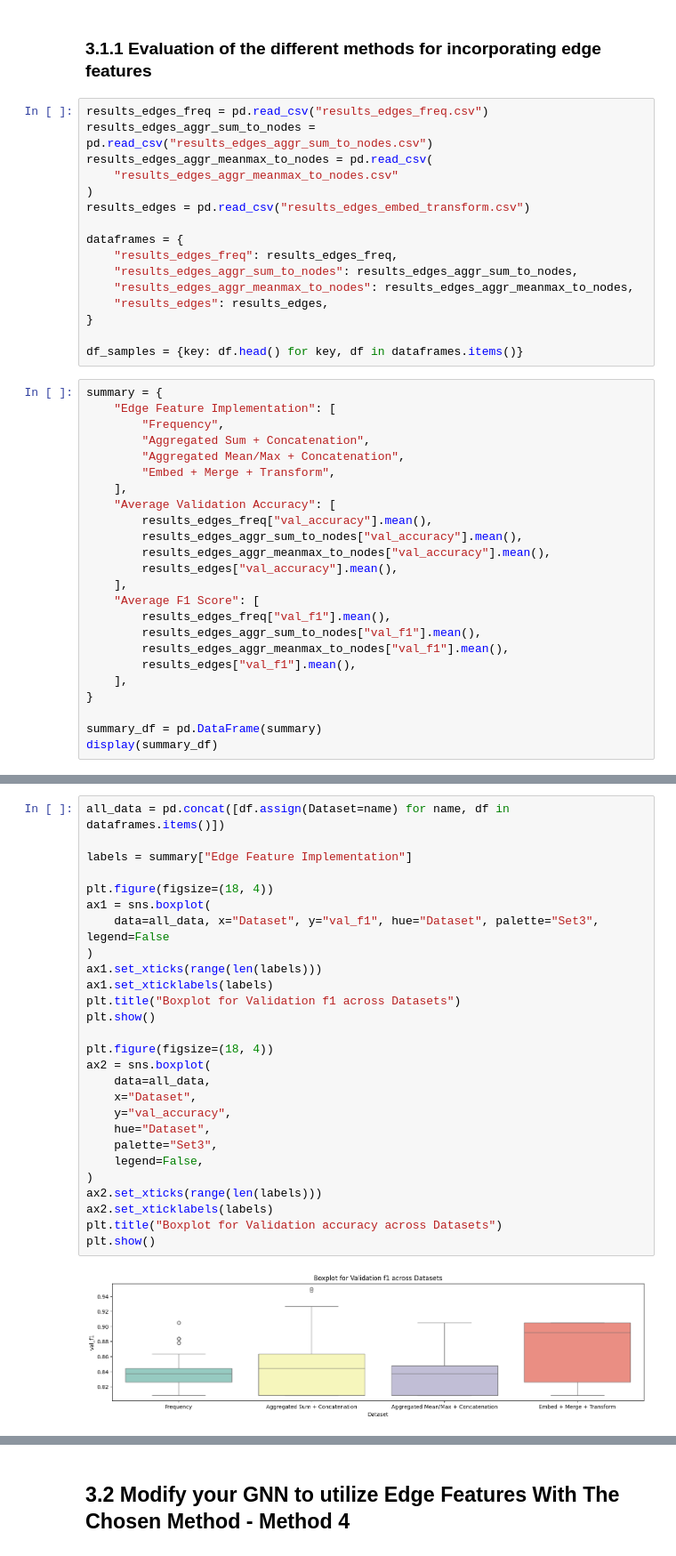
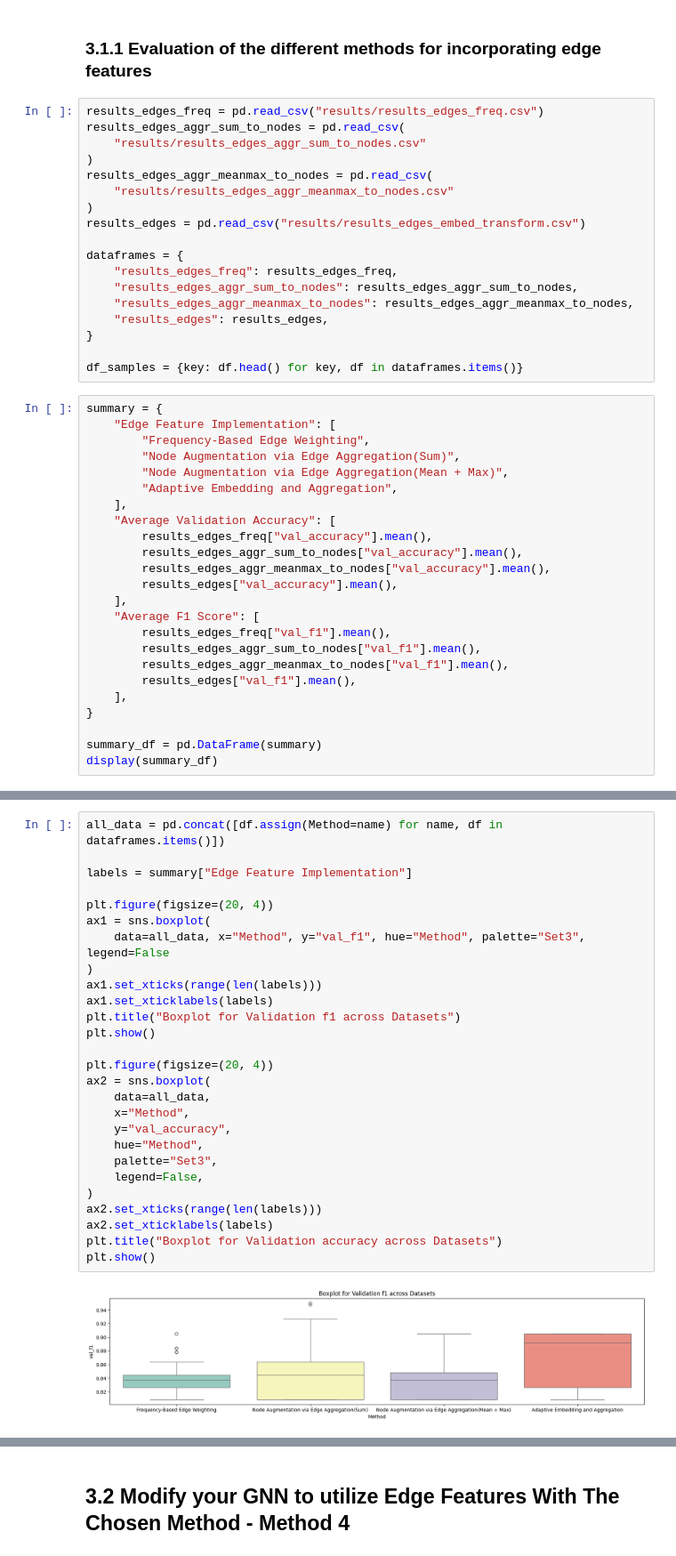
Before and after one commit to Stefanstud/GNN-graph-classification, a Jupyter notebook: Homework_2.ipynb, the cells around one changed output, grey strips where cells are left out. Shown: that part at 89% size. Drawn from its saved outputs; the diff is of its cells as text.

```diff
--- a/Homework_2.ipynb
+++ b/Homework_2.ipynb
@@ -824,12 +799,14 @@ Given the uncertainty regarding the influence of a specific edge feature in dete
 # %% [markdown]
 ### 3.1.1 Evaluation of the different methods for incorporating edge features
 # %%
-results_edges_freq = pd.read_csv("results_edges_freq.csv")
-results_edges_aggr_sum_to_nodes = pd.read_csv("results_edges_aggr_sum_to_nodes.csv")
+results_edges_freq = pd.read_csv("results/results_edges_freq.csv")
+results_edges_aggr_sum_to_nodes = pd.read_csv(
+    "results/results_edges_aggr_sum_to_nodes.csv"
+)
 results_edges_aggr_meanmax_to_nodes = pd.read_csv(
-    "results_edges_aggr_meanmax_to_nodes.csv"
+    "results/results_edges_aggr_meanmax_to_nodes.csv"
 )
-results_edges = pd.read_csv("results_edges_embed_transform.csv")
+results_edges = pd.read_csv("results/results_edges_embed_transform.csv")
 
 dataframes = {
     "results_edges_freq": results_edges_freq,
@@ -842,10 +819,10 @@ df_samples = {key: df.head() for key, df in dataframes.items()}
 # %%
 summary = {
     "Edge Feature Implementation": [
-        "Frequency",
-        "Aggregated Sum + Concatenation",
-        "Aggregated Mean/Max + Concatenation",
-        "Embed + Merge + Transform",
+        "Frequency-Based Edge Weighting",
+        "Node Augmentation via Edge Aggregation(Sum)",
+        "Node Augmentation via Edge Aggregation(Mean + Max)",
+        "Adaptive Embedding and Aggregation",
     ],
     "Average Validation Accuracy": [
         results_edges_freq["val_accuracy"].mean(),
@@ -872,29 +849,29 @@ display(summary_df)
 # %%
-all_data = pd.concat([df.assign(Dataset=name) for name, df in dataframes.items()])
+all_data = pd.concat([df.assign(Method=name) for name, df in dataframes.items()])
 
 labels = summary["Edge Feature Implementation"]
 
-plt.figure(figsize=(18, 4))
+plt.figure(figsize=(20, 4))
 ax1 = sns.boxplot(
-    data=all_data, x="Dataset", y="val_f1", hue="Dataset", palette="Set3", legend=False
+    data=all_data, x="Method", y="val_f1", hue="Method", palette="Set3", legend=False
 )
 ax1.set_xticks(range(len(labels)))
 ax1.set_xticklabels(labels)
 plt.title("Boxplot for Validation f1 across Datasets")
 plt.show()
 
-plt.figure(figsize=(18, 4))
+plt.figure(figsize=(20, 4))
 ax2 = sns.boxplot(
     data=all_data,
-    x="Dataset",
+    x="Method",
     y="val_accuracy",
-    hue="Dataset",
+    hue="Method",
     palette="Set3",
     legend=False,
 )
 ax2.set_xticks(range(len(labels)))
 ax2.set_xticklabels(labels)
 plt.title("Boxplot for Validation accuracy across Datasets")
 plt.show()
 # %% [output]
-[figure, old version]
+[figure, new version]
```
Also changed, not shown: parts of 67 cells of this notebook, 22 other files.
